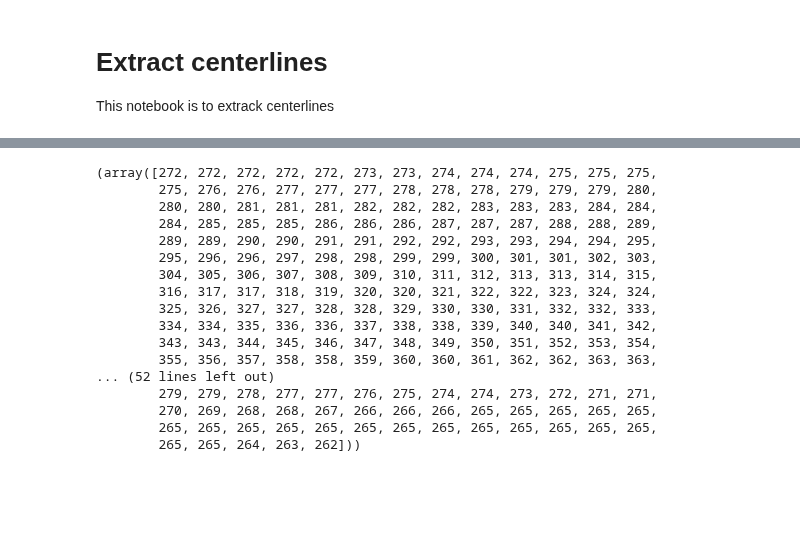
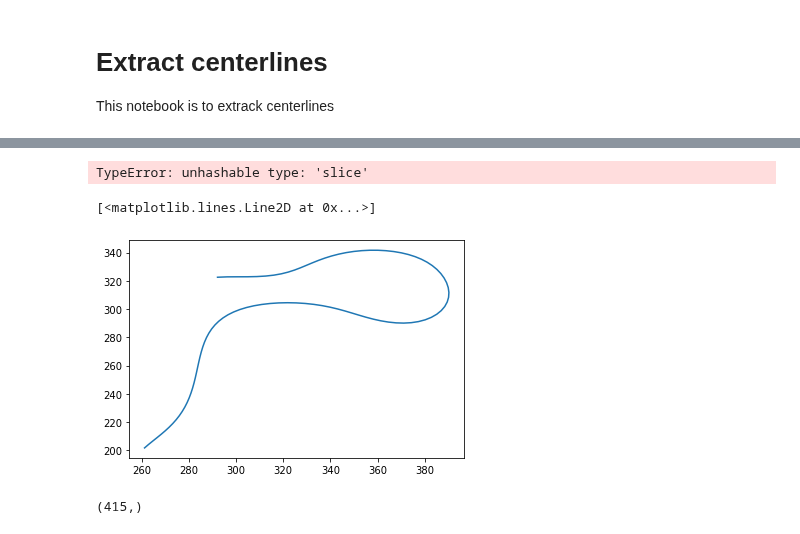
Before and after one commit to leonkontorovich/centerline_behavior_annotation, a Jupyter notebook: centerline/dev/extract_centerlines.ipynb, the cells around one changed output, grey strips where cells are left out. Cells and saved outputs as stored; diff of their text form; code cells hidden in the pictures; blank space fills up the shorter version.

```diff
--- a/centerline/dev/extract_centerlines.ipynb
+++ b/centerline/dev/extract_centerlines.ipynb
@@ -411,20 +535,14 @@ array([272.06519468, 272.58295585, 273.83594757, 275.45451869,
+# %%
+skeleton_df.iloc[0]['Ulises',:,'x']=spline_coords[0]
+# %% [output]
+TypeError: unhashable type: 'slice'
+# %%
+spline_coords[0]
+plt.plot(spline_coords[0],spline_coords[1])
+# %% [output]
+[<matplotlib.lines.Line2D at 0x...>]
+[figure, added]
 # %%
-skel_coords
+skel_coords[0].shape
 # %% [output]
-(array([272, 272, 272, 272, 272, 273, 273, 274, 274, 274, 275, 275, 275,
-        275, 276, 276, 277, 277, 277, 278, 278, 278, 279, 279, 279, 280,
-        280, 280, 281, 281, 281, 282, 282, 282, 283, 283, 283, 284, 284,
-        284, 285, 285, 285, 286, 286, 286, 287, 287, 287, 288, 288, 289,
-        289, 289, 290, 290, 291, 291, 292, 292, 293, 293, 294, 294, 295,
-        295, 296, 296, 297, 298, 298, 299, 299, 300, 301, 301, 302, 303,
-        304, 305, 306, 307, 308, 309, 310, 311, 312, 313, 313, 314, 315,
-        316, 317, 317, 318, 319, 320, 320, 321, 322, 322, 323, 324, 324,
-        325, 326, 327, 327, 328, 328, 329, 330, 330, 331, 332, 332, 333,
-        334, 334, 335, 336, 336, 337, 338, 338, 339, 340, 340, 341, 342,
-        343, 343, 344, 345, 346, 347, 348, 349, 350, 351, 352, 353, 354,
-        355, 356, 357, 358, 358, 359, 360, 360, 361, 362, 362, 363, 363,
-... (52 lines left out)
-        279, 279, 278, 277, 277, 276, 275, 274, 274, 273, 272, 271, 271,
-        270, 269, 268, 268, 267, 266, 266, 266, 265, 265, 265, 265, 265,
-        265, 265, 265, 265, 265, 265, 265, 265, 265, 265, 265, 265, 265,
-        265, 265, 264, 263, 262]))
+(415,)
```
Also changed, not shown: parts of 45 cells of this notebook.
